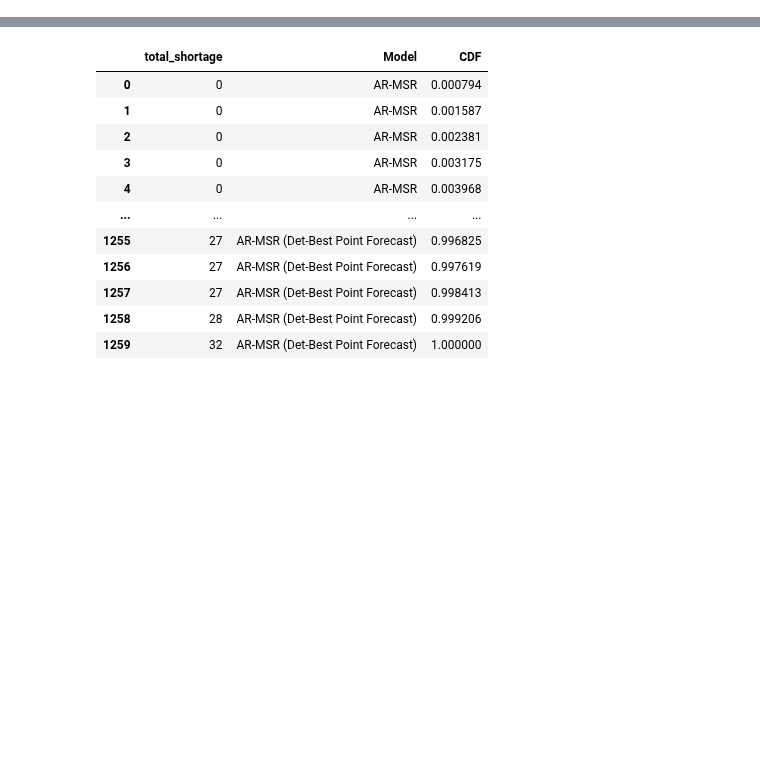
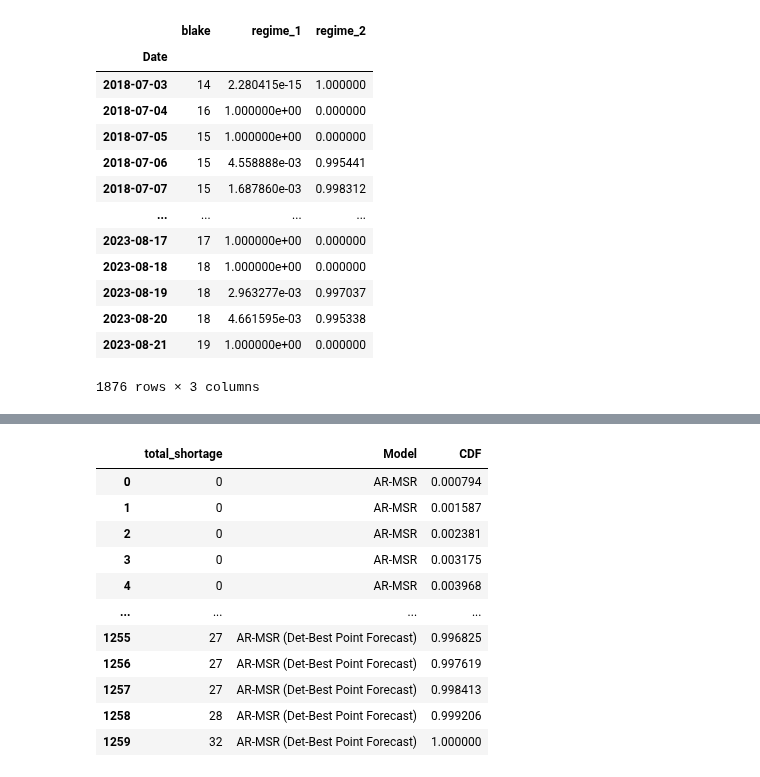
Before and after one commit to mustafaslanCoto/mustafaslanCoto.github.io, a Jupyter notebook: talks/ifors/example.ipynb, the cells around one changed output, grey strips where cells are left out. Drawn from its saved outputs; the diff is of its cells as text; code cells hidden in the pictures; blank space fills up the shorter version.

```diff
--- a/talks/ifors/example.ipynb
+++ b/talks/ifors/example.ipynb
@@ -91,0 +219,17 @@ np.float64(360.66690918204046)
+# %%
+df_hmm
+# %% [output]
+|  | blake | regime_1 | regime_2 |
+| Date |  |  |  |
+| 2018-07-03 | 14 | 2.280415e-15 | 1.000000 |
+| 2018-07-04 | 16 | 1.000000e+00 | 0.000000 |
+| 2018-07-05 | 15 | 1.000000e+00 | 0.000000 |
+| 2018-07-06 | 15 | 4.558888e-03 | 0.995441 |
+| 2018-07-07 | 15 | 1.687860e-03 | 0.998312 |
+| ... | ... | ... | ... |
+| 2023-08-17 | 17 | 1.000000e+00 | 0.000000 |
+| 2023-08-18 | 18 | 1.000000e+00 | 0.000000 |
+| 2023-08-19 | 18 | 2.963277e-03 | 0.997037 |
+| 2023-08-20 | 18 | 4.661595e-03 | 0.995338 |
+| 2023-08-21 | 19 | 1.000000e+00 | 0.000000 |
+1876 rows × 3 columns
```
Also changed, not shown: parts of 10 cells of this notebook, 38 other files.
